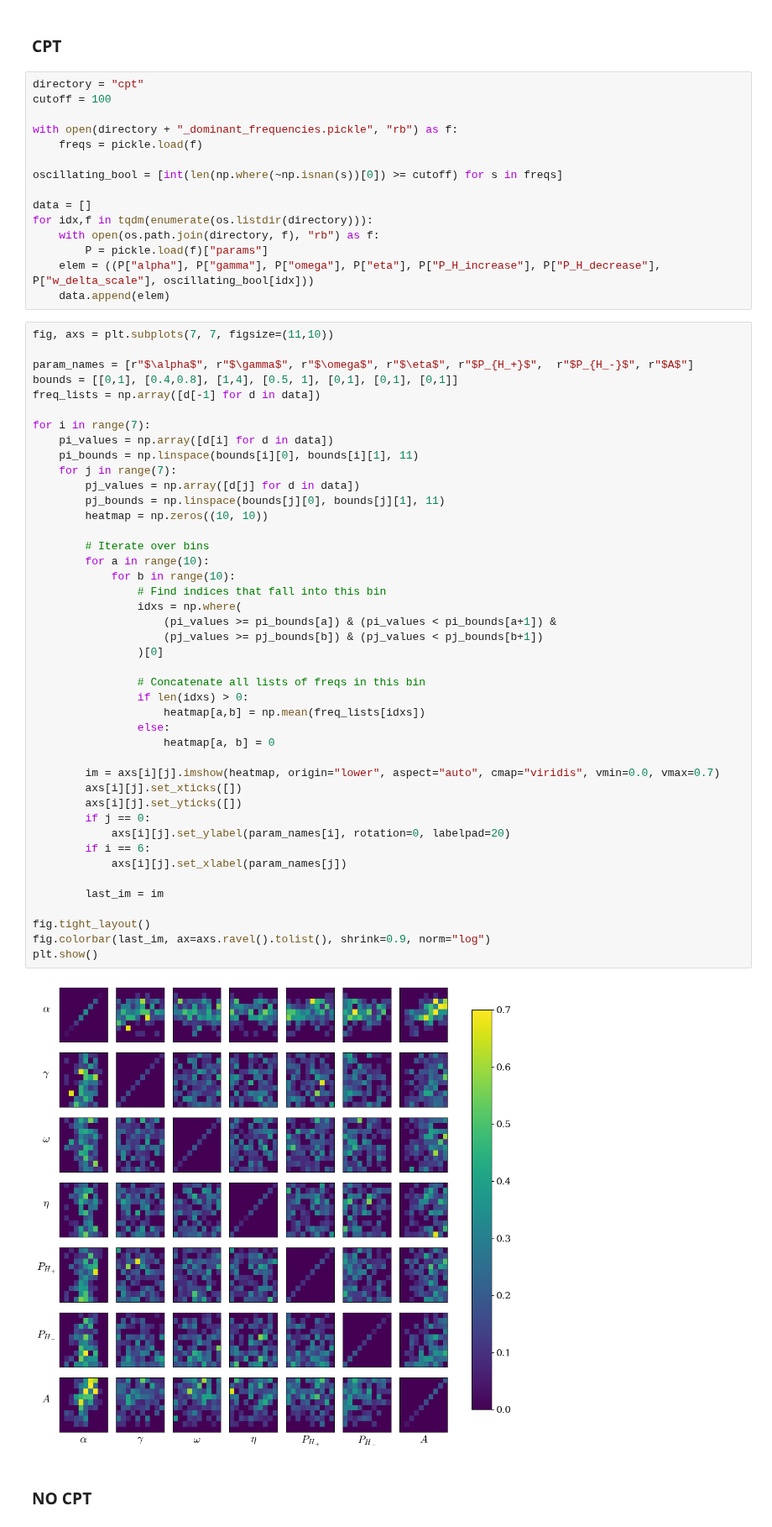
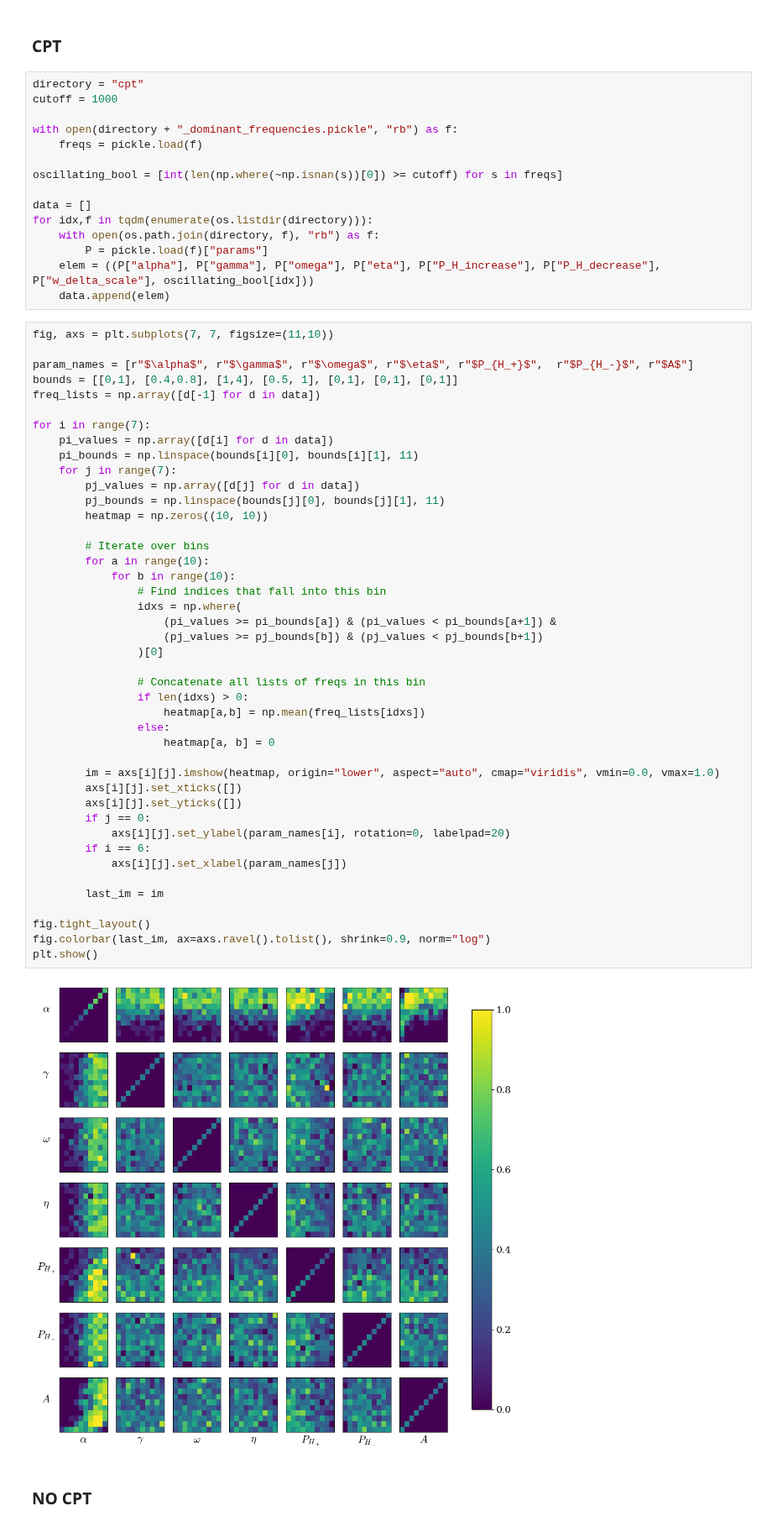
Before and after one commit to charlesaugdupont/cognitive-biases-endogenous-volatility, a Jupyter notebook: DominantFrequency.ipynb, the cells around one changed output. Shown at 84% size. Cells and saved outputs as stored; diff of their text form.

```diff
--- a/DominantFrequency.ipynb
+++ b/DominantFrequency.ipynb
@@ -180,7 +180,7 @@ plt.show()
 ### CPT
 # %%
 directory = "cpt"
-cutoff = 100
+cutoff = 1000
 
 with open(directory + "_dominant_frequencies.pickle", "rb") as f:
     freqs = pickle.load(f)
@@ -209,35 +209,35 @@ for i in range(7):
         heatmap = np.zeros((10, 10))
 
         # Iterate over bins
         for a in range(10):
             for b in range(10):
                 # Find indices that fall into this bin
                 idxs = np.where(
                     (pi_values >= pi_bounds[a]) & (pi_values < pi_bounds[a+1]) &
                     (pj_values >= pj_bounds[b]) & (pj_values < pj_bounds[b+1])
                 )[0]
 
                 # Concatenate all lists of freqs in this bin
                 if len(idxs) > 0:
                     heatmap[a,b] = np.mean(freq_lists[idxs])
                 else:
                     heatmap[a, b] = 0
 
-        im = axs[i][j].imshow(heatmap, origin="lower", aspect="auto", cmap="viridis", vmin=0.0, vmax=0.7)
+        im = axs[i][j].imshow(heatmap, origin="lower", aspect="auto", cmap="viridis", vmin=0.0, vmax=1.0)
         axs[i][j].set_xticks([])
         axs[i][j].set_yticks([])
         if j == 0:
             axs[i][j].set_ylabel(param_names[i], rotation=0, labelpad=20)
         if i == 6:
             axs[i][j].set_xlabel(param_names[j])
 
         last_im = im
 
 fig.tight_layout()
 fig.colorbar(last_im, ax=axs.ravel().tolist(), shrink=0.9, norm="log")
 plt.show()
 # %% [output]
-[figure, old version]
+[figure, new version]
 # %% [markdown]
 ### NO CPT
 # %%
```
Also changed, not shown: parts of 2 cells of this notebook.
